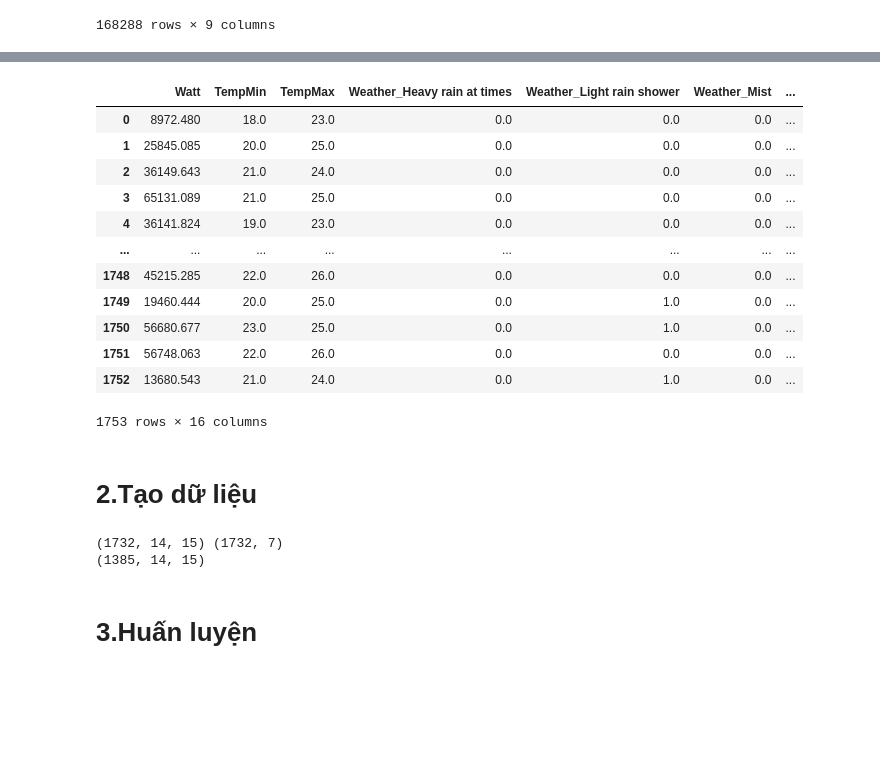
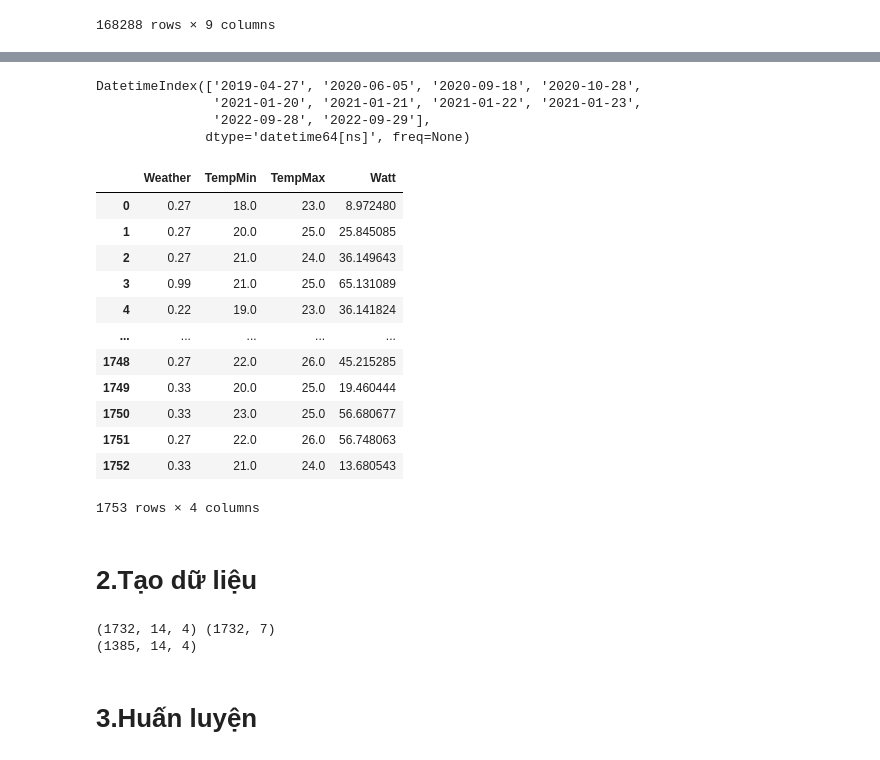
Before and after one commit to Luanho20092002/NCKH_SolarSystem, a Jupyter notebook: test.ipynb, the cells around one changed output, grey strips where cells are left out. Cells and saved outputs as stored; diff of their text form; code cells hidden in the pictures; blank space fills up the shorter version.

```diff
--- a/test.ipynb
+++ b/test.ipynb
@@ -62,22 +62,54 @@ df_tem
-# %%
-data_dummies = pd.get_dummies(df_tem, drop_first=True)
-# Chuyển đổi kiểu dữ liệu của tất cả các giá trị trong DataFrame data_dummies thành float
-data_dummies = data_dummies.astype(float)
-data_dummies
-# %% [output]
-|  | Watt | TempMin | TempMax | Weather_Heavy rain at times | Weather_Light rain shower | Weather_Mist | ... |
-| 0 | 8972.480 | 18.0 | 23.0 | 0.0 | 0.0 | 0.0 | ... |
-| 1 | 25845.085 | 20.0 | 25.0 | 0.0 | 0.0 | 0.0 | ... |
-| 2 | 36149.643 | 21.0 | 24.0 | 0.0 | 0.0 | 0.0 | ... |
-| 3 | 65131.089 | 21.0 | 25.0 | 0.0 | 0.0 | 0.0 | ... |
-| 4 | 36141.824 | 19.0 | 23.0 | 0.0 | 0.0 | 0.0 | ... |
-| ... | ... | ... | ... | ... | ... | ... | ... |
-| 1748 | 45215.285 | 22.0 | 26.0 | 0.0 | 0.0 | 0.0 | ... |
-| 1749 | 19460.444 | 20.0 | 25.0 | 0.0 | 1.0 | 0.0 | ... |
-| 1750 | 56680.677 | 23.0 | 25.0 | 0.0 | 1.0 | 0.0 | ... |
-| 1751 | 56748.063 | 22.0 | 26.0 | 0.0 | 0.0 | 0.0 | ... |
-| 1752 | 13680.543 | 21.0 | 24.0 | 0.0 | 1.0 | 0.0 | ... |
-1753 rows × 16 columns
+# %%
+import pandas as pd
+
+
+# Tạo dãy ngày từ ngày bắt đầu đến ngày kết thúc
+all_dates = pd.date_range(start='2019-01-28', end='2023-11-25')
+
+# Tìm những ngày thiếu sót
+missing_dates = all_dates.difference(df_tem['Date'])
+
+# In ra những ngày thiếu sót
+print(missing_dates)
+# %% [output]
+DatetimeIndex(['2019-04-27', '2020-06-05', '2020-09-18', '2020-10-28',
+               '2021-01-20', '2021-01-21', '2021-01-22', '2021-01-23',
+               '2022-09-28', '2022-09-29'],
+              dtype='datetime64[ns]', freq=None)
+# %%
+weather = {'Patchy rain possible': 0.27,
+           'Sunny': 0.99,
+           'Moderate rain at times': 0.22,
+           'Overcast': 0.5,
+           'Partly cloudy': 0.67,
+           'Cloudy': 0.56,
+           'Heavy rain at times': 0.16,
+           'Moderate or heavy rain shower': 0.11,
+           'Light rain shower': 0.33,
+           'Mist': 0.44,
+           'Patchy light rain with thunder': 0.24,
+           'Thundery outbreaks possible': 0.31,
+           'Patchy light drizzle': 0.39,
+           'Torrential rain shower': 0.01
+}
+
+df_tem['Weather'] = df_tem['Weather'].map(weather)
+df_tem["Watt"] = df_tem["Watt"] / 1000
+df_tem
+# %% [output]
+|  | Weather | TempMin | TempMax | Watt |
+| 0 | 0.27 | 18.0 | 23.0 | 8.972480 |
+| 1 | 0.27 | 20.0 | 25.0 | 25.845085 |
+| 2 | 0.27 | 21.0 | 24.0 | 36.149643 |
+| 3 | 0.99 | 21.0 | 25.0 | 65.131089 |
+| 4 | 0.22 | 19.0 | 23.0 | 36.141824 |
+| ... | ... | ... | ... | ... |
+| 1748 | 0.27 | 22.0 | 26.0 | 45.215285 |
+| 1749 | 0.33 | 20.0 | 25.0 | 19.460444 |
+| 1750 | 0.33 | 23.0 | 25.0 | 56.680677 |
+| 1751 | 0.27 | 22.0 | 26.0 | 56.748063 |
+| 1752 | 0.33 | 21.0 | 24.0 | 13.680543 |
+1753 rows × 4 columns
 # %% [markdown]
 # 2.Tạo dữ liệu
 # %%
@@ -89,10 +121,10 @@ y = []
 n = 14
 m = 7
 
-dataframe = data_dummies.values
+dataframe = df_tem.values
 for i in range(len(dataframe) - (m + n)):
-    X.append(dataframe[i:i+n, 1:])
-    y.append(dataframe[i+n:i+n+m, 0])
+    X.append(dataframe[i:i+n])
+    y.append(dataframe[i+n:i+n+m, -1])
 X = np.array(X)
 y = np.array(y)
 
@@ -100,8 +132,8 @@ print(X.shape, y.shape)
 X_train, X_test, y_train, y_test = train_test_split(X, y, test_size=0.2, random_state=42)
 print(X_train.shape)
 # %% [output]
-(1732, 14, 15) (1732, 7)
-(1385, 14, 15)
+(1732, 14, 4) (1732, 7)
+(1385, 14, 4)
 # %% [markdown]
 # 3.Huấn luyện
 # %% [markdown]
```
Also changed, not shown: parts of 6 cells of this notebook.
